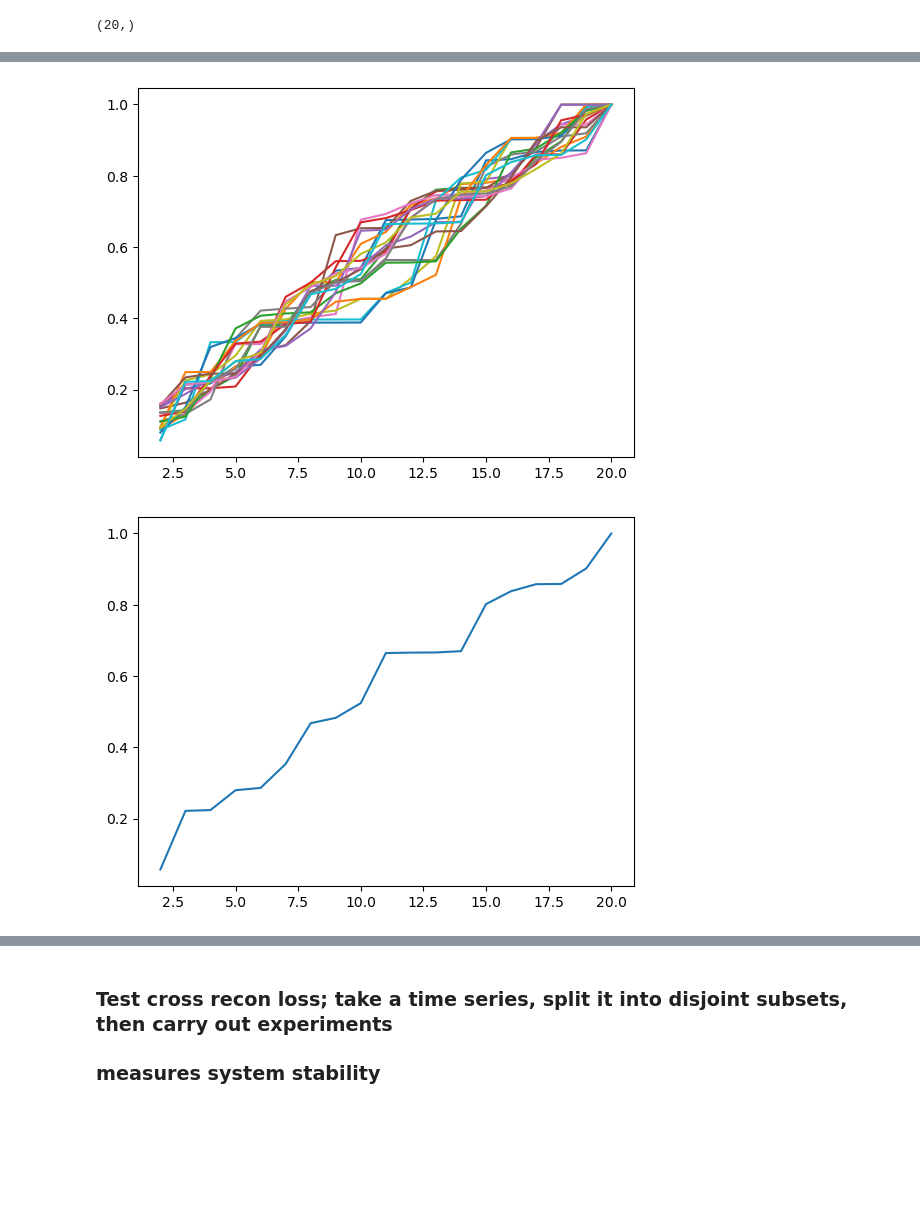
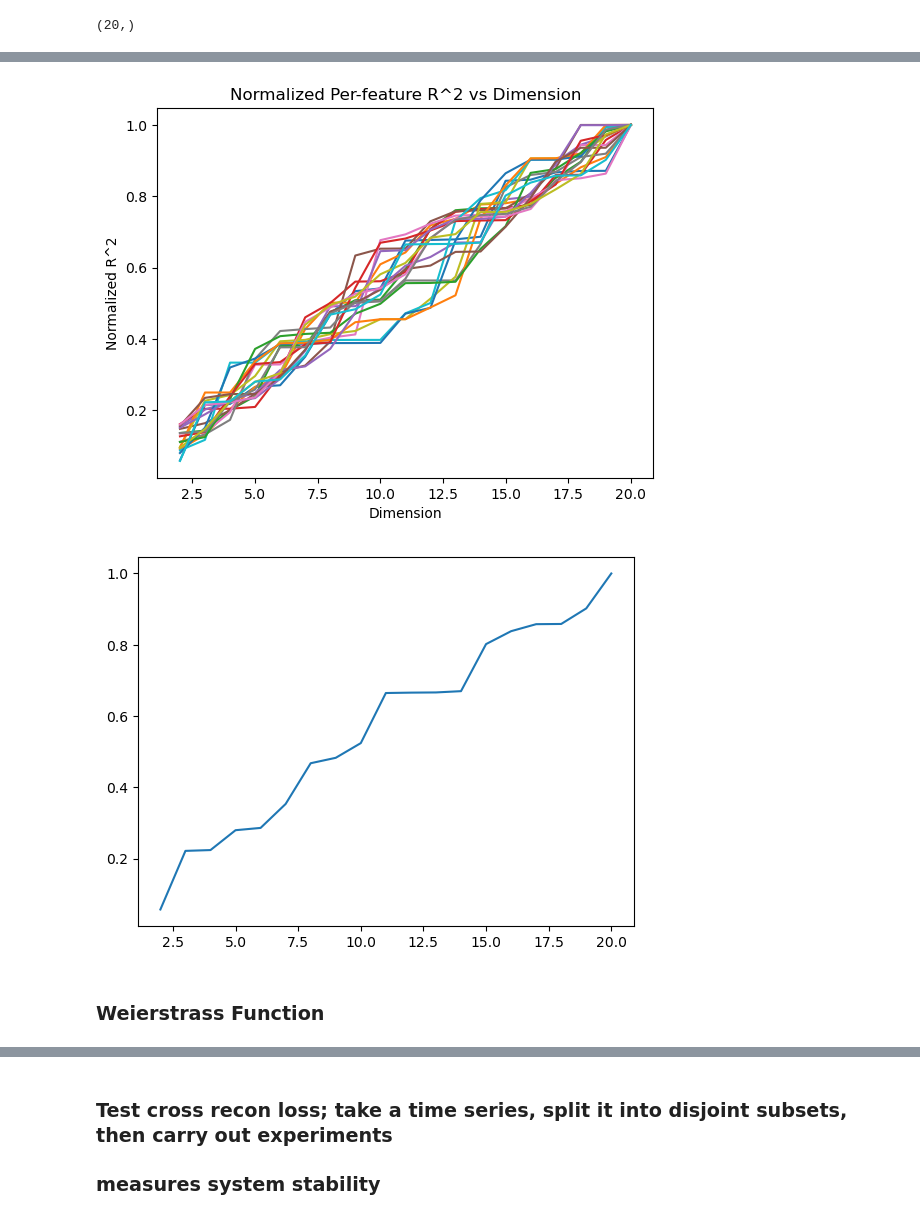
Before and after one commit to seeingquietjohn/ShannonsWiener, a Jupyter notebook: EmbeddingBench.ipynb, the cells around one changed output, grey strips where cells are left out. Cells and saved outputs as stored; diff of their text form; code cells hidden in the pictures; blank space fills up the shorter version.

```diff
--- a/EmbeddingBench.ipynb
+++ b/EmbeddingBench.ipynb
@@ -83,11 +95,17 @@ plt.show()
 # %%
 k_feat = 19
 
+plt.title("Normalized Per-feature R^2 vs Dimension")
 plt.plot(np.arange(2, dim+1), lgm_pca_feature_loss[:, :20])
+plt.xlabel('Dimension')
+plt.ylabel('Normalized R^2')
 plt.show()
 
+plt.title("")
 plt.plot(np.arange(2, dim+1), lgm_pca_feature_loss[:, k_feat])
 plt.show()
 # %% [output]
-[figure, old version]
+[figure, new version]
 [figure]
+# %% [markdown]
+### Weierstrass Function
```
Also changed, not shown: parts of 6 cells of this notebook.
